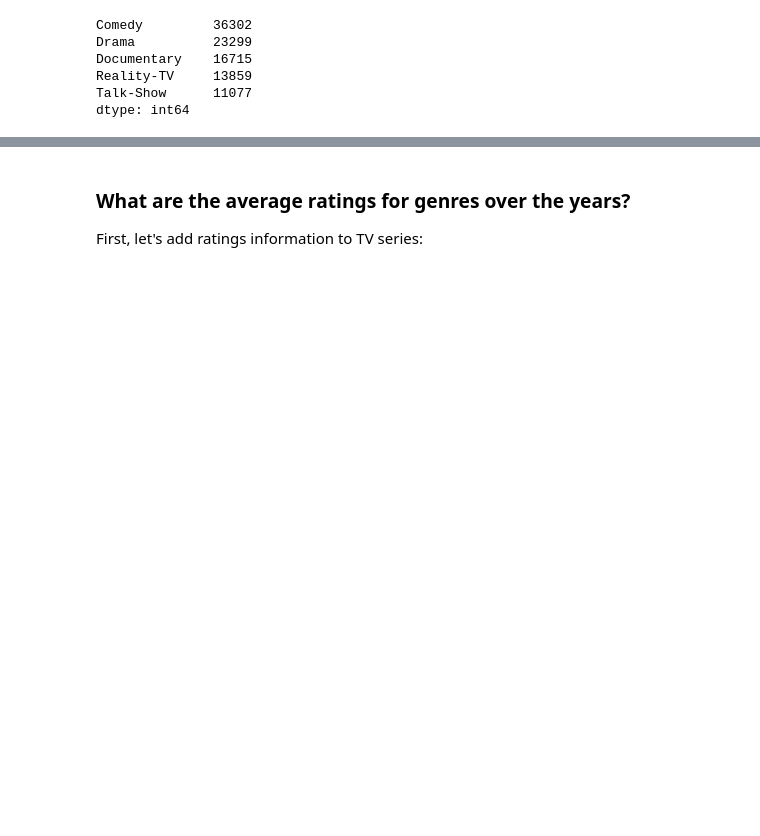
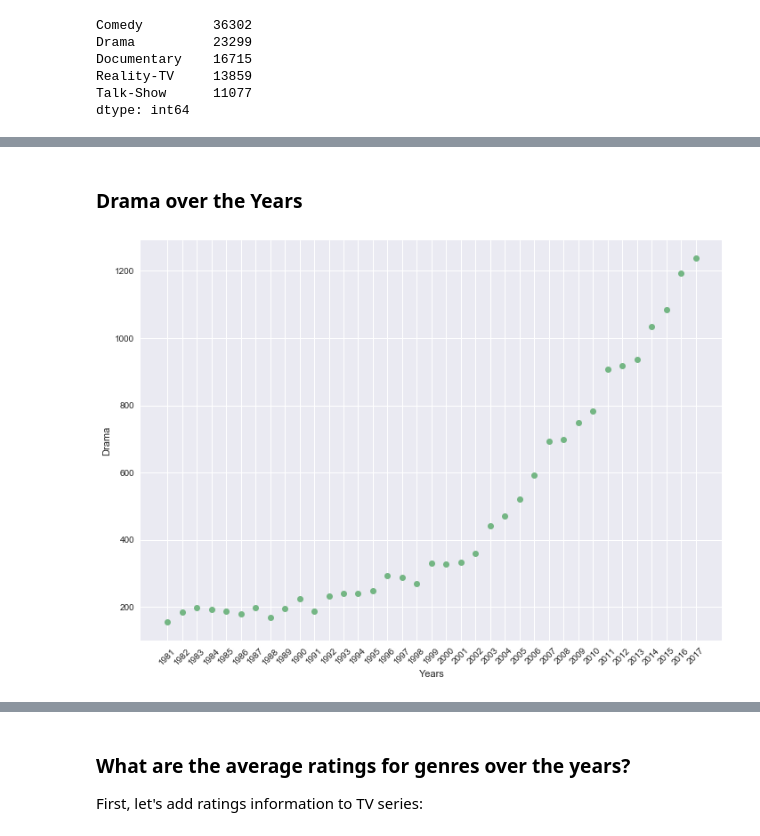
Before and after one commit to shuaibiyy/imdb, a Jupyter notebook: imdb.ipynb, the cells around one changed output, grey strips where cells are left out. Cells and saved outputs as stored; diff of their text form; code cells hidden in the pictures; blank space fills up the shorter version.

```diff
--- a/imdb.ipynb
+++ b/imdb.ipynb
@@ -178,0 +214,6 @@ Plot of genre ratios across all TV series ever made:
+# %% [markdown]
+### Drama over the Years
+# %%
+plot_genre('Drama')
+# %% [output]
+[figure, added]
```
Also changed, not shown: parts of 18 cells of this notebook.
